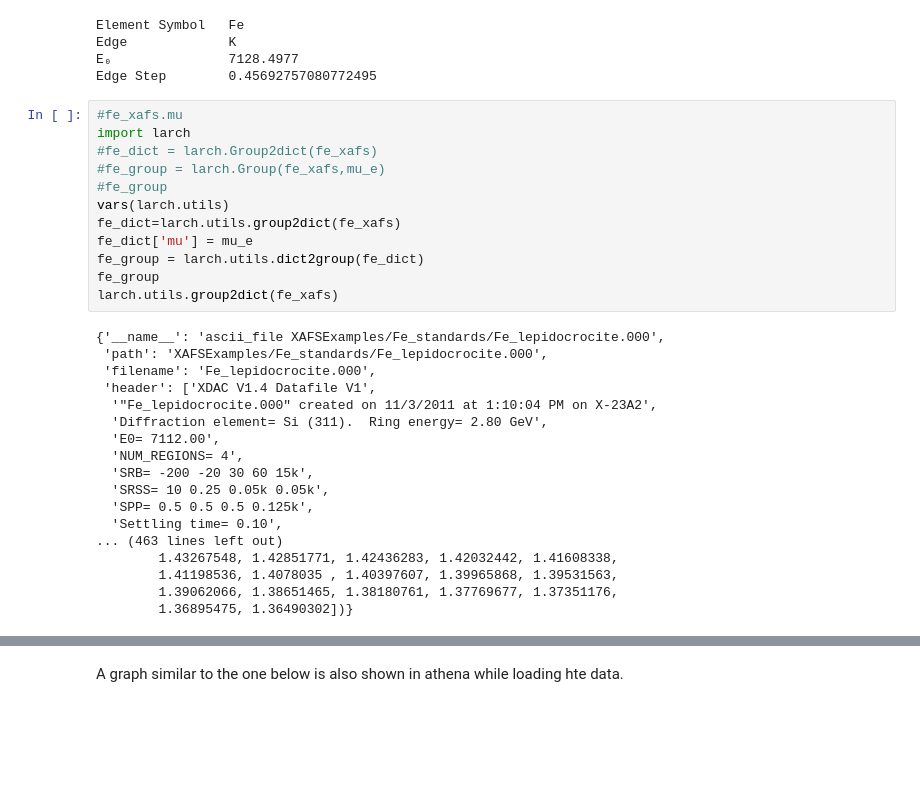
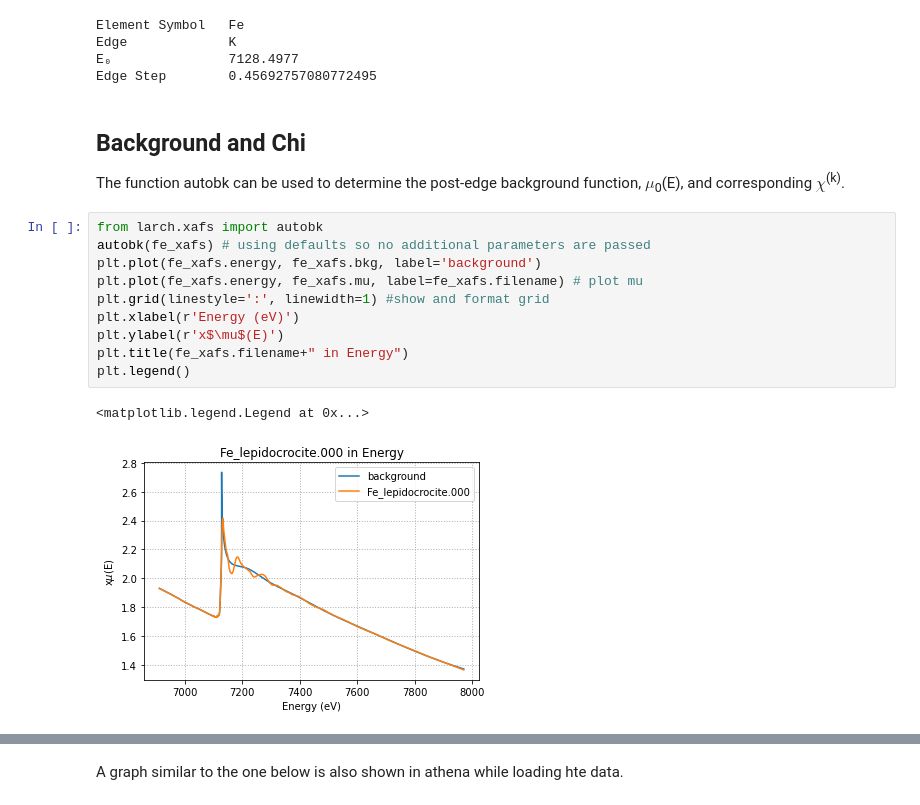
Before and after one commit to scman1/Larch_Intro_ukch, a Jupyter notebook: XAFS_ProcessingBR.ipynb, the cells around one changed output, grey strips where cells are left out. Saved outputs shown, nothing was run; the diff lists cells and outputs as text; blank space fills up the shorter version.

Commit message:
Background calculation

```diff
--- a/XAFS_ProcessingBR.ipynb
+++ b/XAFS_ProcessingBR.ipynb
@@ -189,33 +190,19 @@ Element Symbol   Fe
 Edge             K
 E₀               7128.4977
 Edge Step        0.45692757080772495
-# %%
-#fe_xafs.mu
-import larch
-#fe_dict = larch.Group2dict(fe_xafs)
-#fe_group = larch.Group(fe_xafs,mu_e)
-#fe_group
-vars(larch.utils)
-fe_dict=larch.utils.group2dict(fe_xafs)
-fe_dict['mu'] = mu_e
-fe_group = larch.utils.dict2group(fe_dict)
-fe_group
-larch.utils.group2dict(fe_xafs)
-# %% [output]
-{'__name__': 'ascii_file XAFSExamples/Fe_standards/Fe_lepidocrocite.000',
- 'path': 'XAFSExamples/Fe_standards/Fe_lepidocrocite.000',
- 'filename': 'Fe_lepidocrocite.000',
- 'header': ['XDAC V1.4 Datafile V1',
-  '"Fe_lepidocrocite.000" created on 11/3/2011 at 1:10:04 PM on X-23A2',
-  'Diffraction element= Si (311).  Ring energy= 2.80 GeV',
-  'E0= 7112.00',
-  'NUM_REGIONS= 4',
-  'SRB= -200 -20 30 60 15k',
-  'SRSS= 10 0.25 0.05k 0.05k',
-  'SPP= 0.5 0.5 0.5 0.125k',
-  'Settling time= 0.10',
-... (463 lines left out)
-        1.43267548, 1.42851771, 1.42436283, 1.42032442, 1.41608338,
-        1.41198536, 1.4078035 , 1.40397607, 1.39965868, 1.39531563,
-        1.39062066, 1.38651465, 1.38180761, 1.37769677, 1.37351176,
-        1.36895475, 1.36490302])}
+# %% [markdown]
+## Background and Chi
+The function autobk can be used to determine the post-edge background function, $\mu$<sub>0</sub>(E), and corresponding $\chi$<sup>(k)</sup>.
+# %%
+from larch.xafs import autobk
+autobk(fe_xafs) # using defaults so no additional parameters are passed
+plt.plot(fe_xafs.energy, fe_xafs.bkg, label='background')
+plt.plot(fe_xafs.energy, fe_xafs.mu, label=fe_xafs.filename) # plot mu
+plt.grid(linestyle=':', linewidth=1) #show and format grid
+plt.xlabel(r'Energy (eV)')
+plt.ylabel(r'x$\mu$(E)')
+plt.title(fe_xafs.filename+" in Energy")
+plt.legend()
+# %% [output]
+<matplotlib.legend.Legend at 0x...>
+[figure, added]
```
Also changed, not shown: parts of 16 cells of this notebook.
